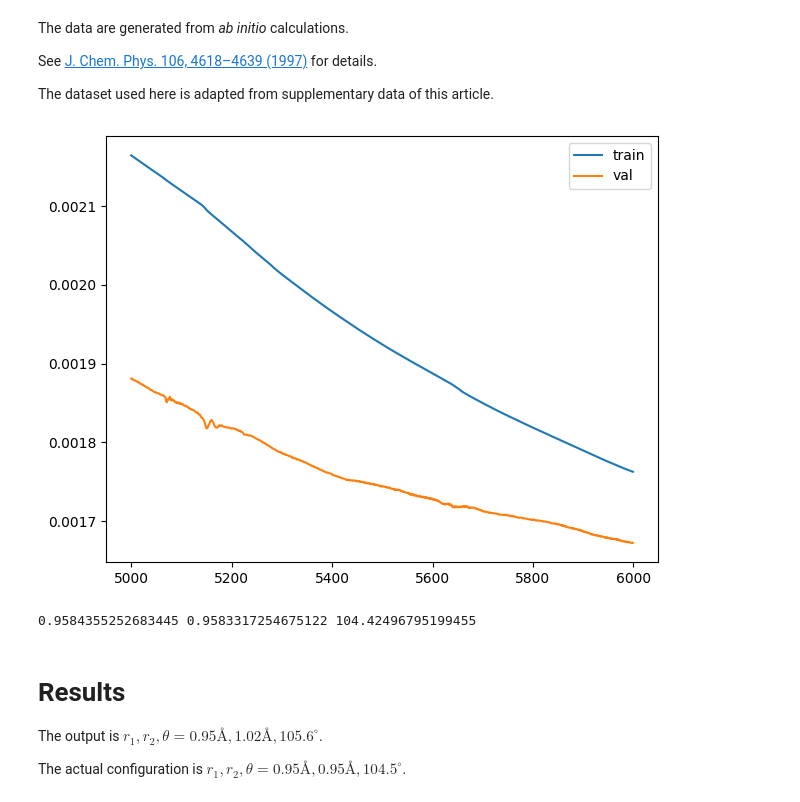
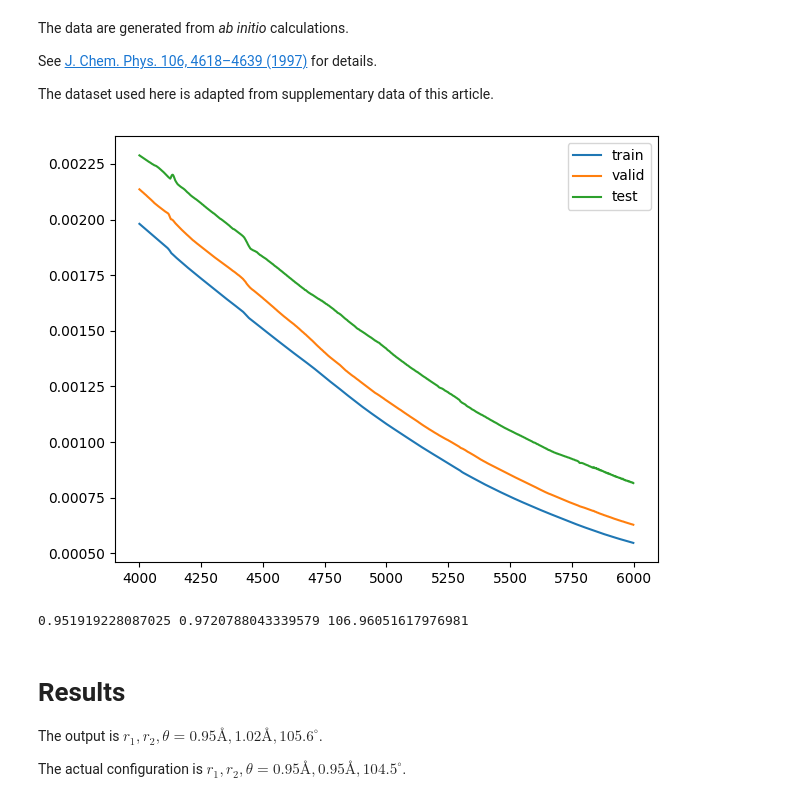
Before and after one commit to Br0kenSmi1e/FlowPES, a Jupyter notebook: water.ipynb, the cells around one changed output. Cells and saved outputs as stored; diff of their text form; code cells hidden in the pictures.

Commit message:
test set added

```diff
--- a/water.ipynb
+++ b/water.ipynb
@@ -103,7 +103,7 @@ def harmonic_potential(tau, u0):
 # %%
 def make_error_loss(flow_forward, data_file):
     data = pd.read_csv(data_file)
-    inputs = jnp.array([[jnp.exp(-(r1+r2)/2), jnp.exp(-jnp.sqrt((r1**2+r2**2)/2)), jnp.cos(theta*jnp.pi/180)] for r1, r2, theta in zip(data["r1"], data["r2"], data["theta"])])
+    inputs = jnp.array([[jnp.exp(-r1), jnp.exp(-r2), jnp.cos(theta*jnp.pi/180)] for r1, r2, theta in zip(data["r1"], data["r2"], data["theta"])])
     energy = jnp.array(data["energy"]) + 76
     batch_decoupled_energy = jax.vmap(harmonic_potential, (0, None), 0)
 
@@ -138,7 +138,8 @@ init_rng, rng = jax.random.split(rng)
 params, flow_forward, flow_inverse = flow_init(init_rng, 3)
 
 loss = make_error_loss(flow_forward, "./h2opes/h2opes_train.txt")
-val_loss = make_error_loss(flow_forward, "./h2opes/h2opes_val.txt")
+valid_loss = make_error_loss(flow_forward, "./h2opes/h2opes_valid.txt")
+test_loss = make_error_loss(flow_forward, "./h2opes/h2opes_test.txt")
 value_and_grad = jax.value_and_grad(loss, argnums=(0, 1), has_aux=False)
 
 step_size = 1e-4
@@ -160,31 +161,34 @@ def step(params, u0, params_opt_state, u0_opt_state):
     u0 = optax.apply_updates(u0, u0_updates)
     return value, params, u0, params_opt_state, u0_opt_state
 # %%
-loss_history = []
-val_loss_history = []
+train_loss_history = []
+valid_loss_history = []
+test_loss_history = []
 nsteps = 6000
 for i in range(nsteps):
     value, params, u0, params_opt_state, u0_opt_state = step(params, u0, params_opt_state, u0_opt_state)
-    loss_history.append(value)
-    val_loss_history.append(val_loss(params, u0))
+    train_loss_history.append(value)
+    valid_loss_history.append(valid_loss(params, u0))
+    test_loss_history.append(test_loss(params, u0))
     # print(i, value)
 # print(u0)
 output = flow_inverse(params, jnp.array([[0, 0, 0]]))
 # %%
 import matplotlib.pyplot as plt
 fig, ax = plt.subplots()
-start_step = 2000
-ax.plot(range(start_step, nsteps), loss_history[start_step:nsteps], label = "train")
-ax.plot(range(start_step, nsteps), val_loss_history[start_step:nsteps], label = "val")
+start_step = 4000
+ax.plot(range(start_step, nsteps), train_loss_history[start_step:nsteps], label = "train")
+ax.plot(range(start_step, nsteps), valid_loss_history[start_step:nsteps], label = "valid")
+ax.plot(range(start_step, nsteps), test_loss_history[start_step:nsteps], label = "test")
 ax.legend(loc="upper right")
 fig.tight_layout()
 fig.show()
 # %% [output]
-[figure, old version]
+[figure, new version]
 # %%
 print(-jnp.log(output[0][0][0]), -jnp.log(output[0][0][1]), jnp.acos(output[0][0][2]) * 180 / jnp.pi)
 # %% [output]
-0.9584355252683445 0.9583317254675122 104.42496795199455
+0.951919228087025 0.9720788043339579 106.96051617976981
 # %% [markdown]
 # Results
 
```
Also changed, not shown: 5 other files.
